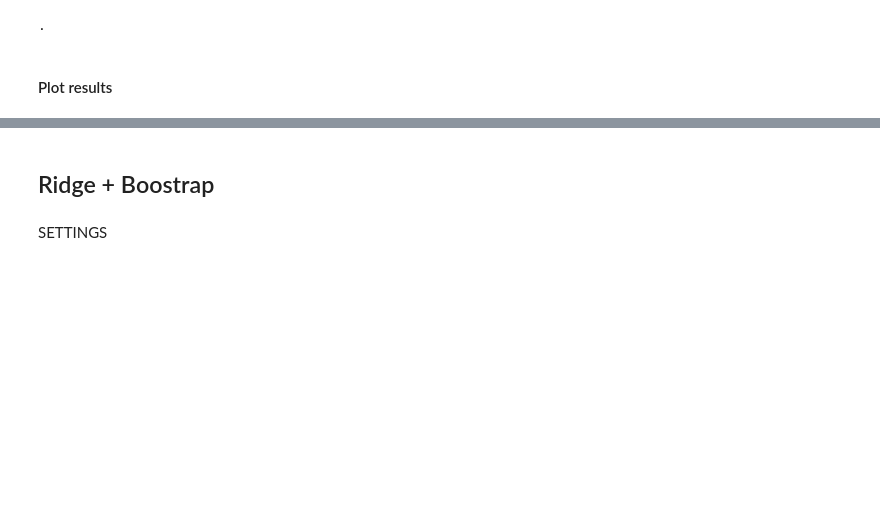
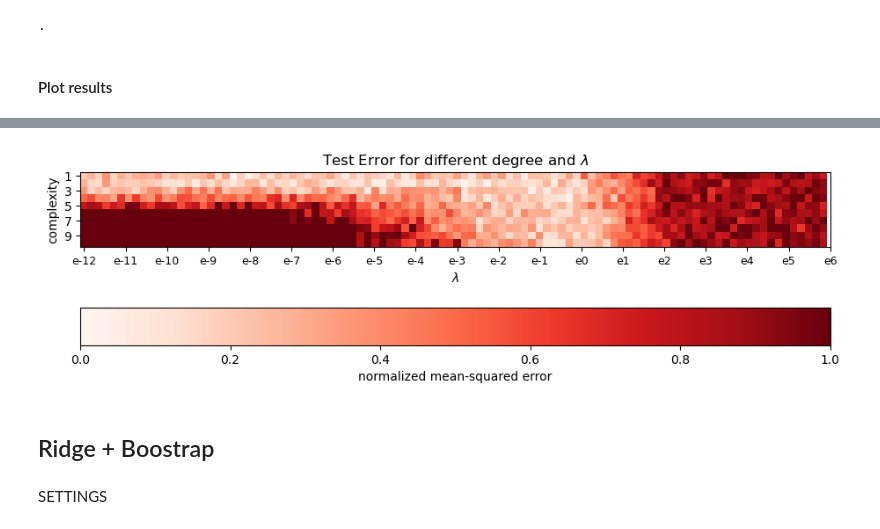
Before and after one commit to iKiru-hub/compML, a Jupyter notebook: Untitled1.ipynb, the cells around one changed output, grey strips where cells are left out. Drawn from its saved outputs; the diff is of its cells as text; code cells hidden in the pictures; blank space fills up the shorter version.

```diff
--- a/Untitled1.ipynb
+++ b/Untitled1.ipynb
@@ -743,3 +839,29 @@ plt.show()
+# %%
+data_to_plot = np.clip(tot_record['mse_test'], 0, 1).T
+
+fig, ax = plt.subplots(figsize=(11, 6))
+cmap = cm.get_cmap("Reds")
+#norm = plt_colors.Normalize(0, data_to_plot.max())
+
+ax.set_title(f"Ridge - Test Error for different degree and $\lambda$")
+
+ax.imshow(np.clip(tot_record['mse_test'], 0, 1).T, cmap=cmap)
+
+ax.set_ylabel('complexity')
+ax.set_xlabel('$\lambda$')
+
+# plot colorbar
+fig.colorbar(cm.ScalarMappable(norm=norm, cmap=cmap), ax=ax, location="bottom", label="normalized mean-squared error")
+
+#fig.colorbar(pos, ax)
+lambdas_labels = [f"e{i}" for i in range(-12, 7)]
+ax.set_xticks(np.linspace(0, nb_lambdas, len(lambdas_labels)))
+ax.set_xticklabels(lambdas_labels, fontsize=9)
+ax.set_yticks(range(0, len(degrees), 2))
+ax.set_yticklabels(range(1, 11, 2))
+plt.show()
+# %% [output]
+[figure, added]
 # %% [markdown]
 ## Ridge + Boostrap
 # %% [markdown]
```
Also changed, not shown: parts of 19 cells of this notebook.
